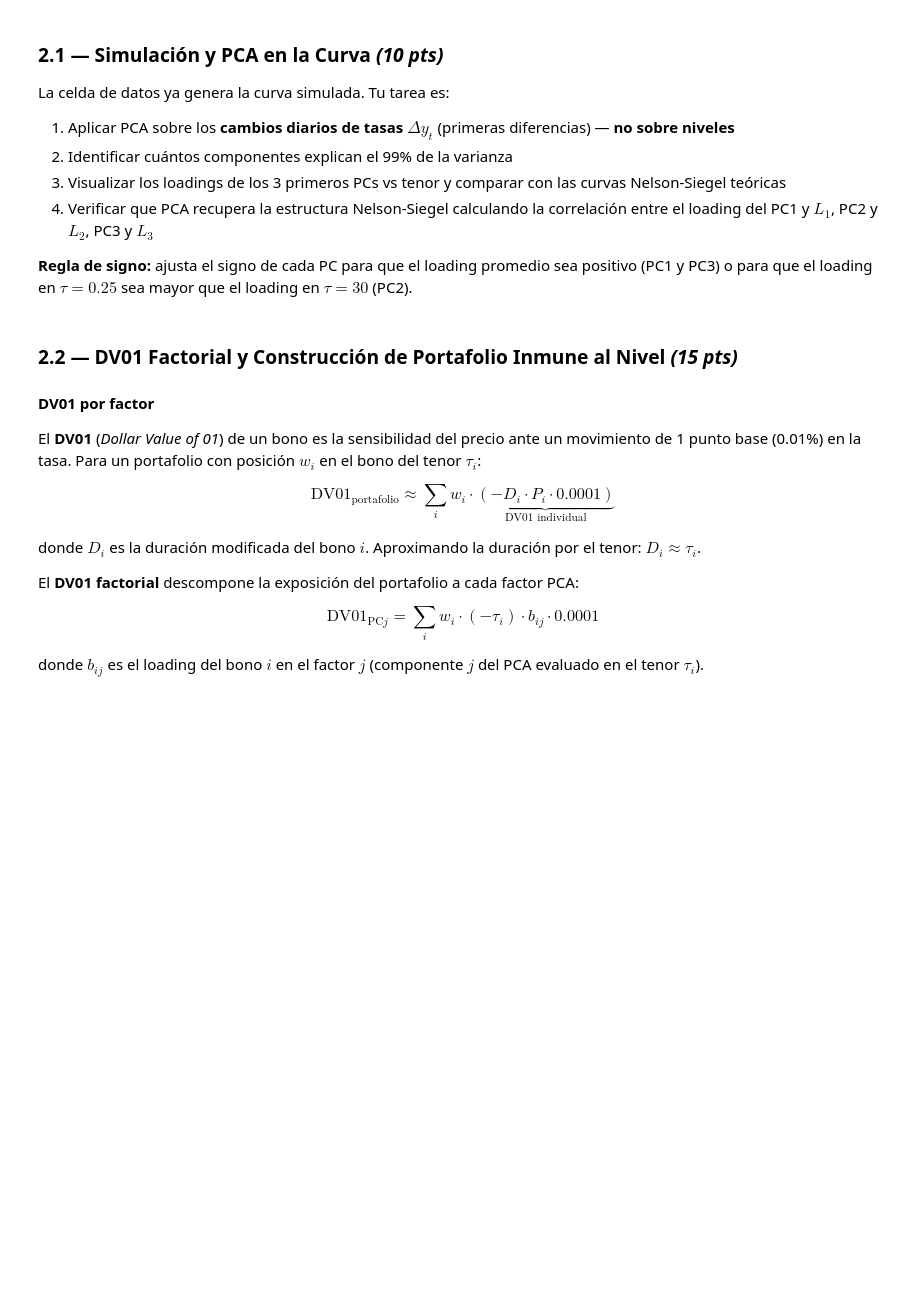
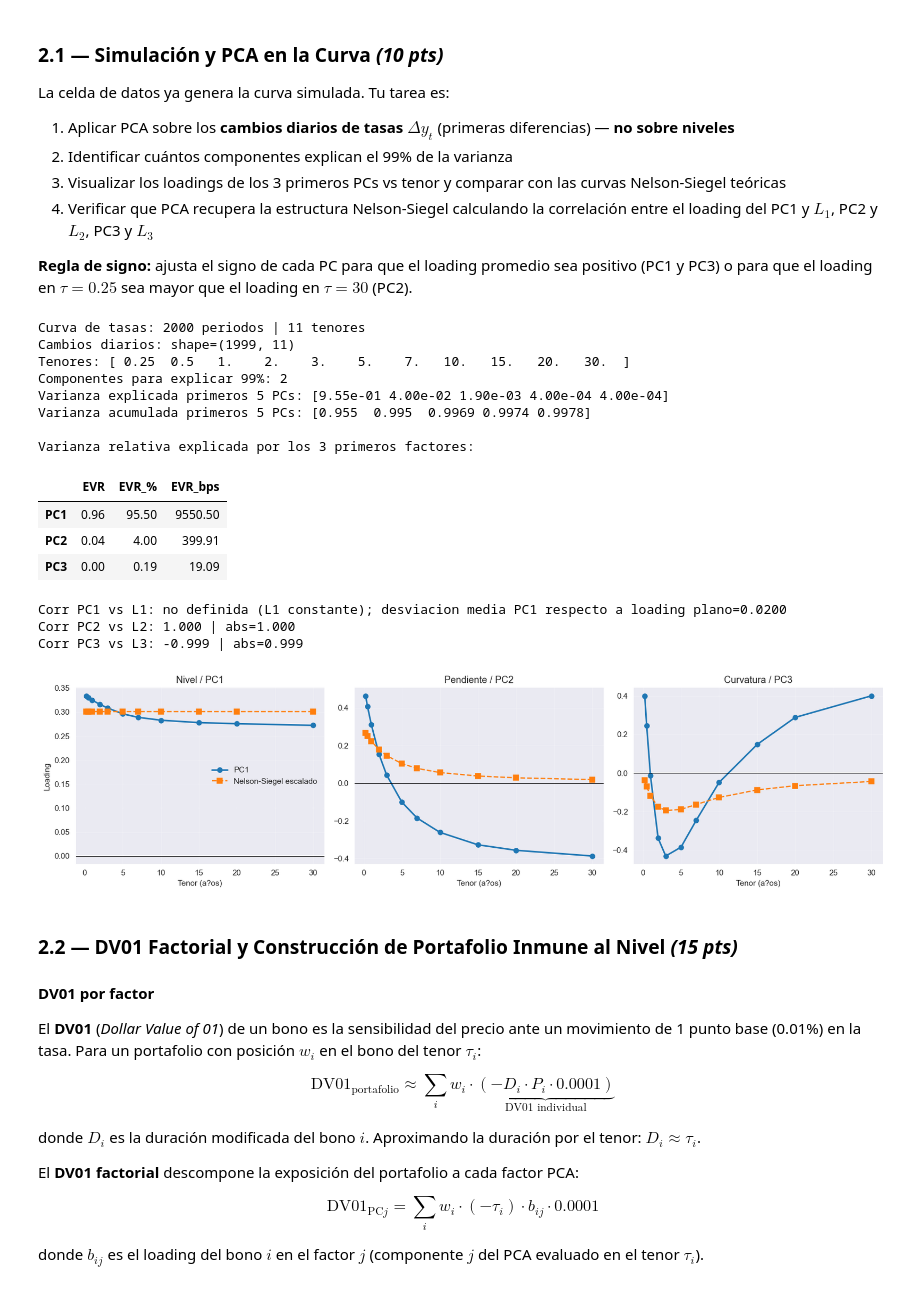
Before and after one commit to ciarenasar/ml_finance_carenas, a Jupyter notebook: hw/hw05.ipynb, the cells around one changed output. Cells and saved outputs as stored; diff of their text form; code cells hidden in the pictures; blank space fills up the shorter version.

```diff
--- a/hw/hw05.ipynb
+++ b/hw/hw05.ipynb
@@ -347,7 +371,7 @@ La celda de datos ya genera la curva simulada. Tu tarea es:
 
 **Regla de signo:** ajusta el signo de cada PC para que el loading promedio sea positivo (PC1 y PC3) o para que el loading en $\tau=0.25$ sea mayor que el loading en $\tau=30$ (PC2).
 # %%
-# Generaci?n de datos de curva de tasas
+# Generación de datos de curva de tasas
 np.random.seed(2026)
 tenors = np.array([0.25, 0.5, 1, 2, 3, 5, 7, 10, 15, 20, 30])
 T_yc   = 2000
@@ -415,34 +439,51 @@ ns_loadings = [L1_ns, L2_ns, L3_ns]
 labels = ['Nivel / PC1', 'Pendiente / PC2', 'Curvatura / PC3']
 fig, axes = plt.subplots(1, 3, figsize=(15, 4), sharex=True)
 for j, ax in enumerate(axes):
     ns = ns_loadings[j]
     scale = np.dot(comps_yc[j], ns) / np.dot(ns, ns)
     ns_scaled = scale * ns
     ax.plot(tenors, comps_yc[j], marker='o', lw=2, label=f'PC{j+1}')
     ax.plot(tenors, ns_scaled, marker='s', lw=1.6, ls='--', label='Nelson-Siegel escalado')
     ax.axhline(0, color='black', lw=0.7)
     ax.set_title(labels[j])
-    ax.set_xlabel('Tenor (a?os)')
+    ax.set_xlabel('Tenor (años)')
     ax.grid(alpha=0.25)
 axes[0].set_ylabel('Loading')
 axes[0].legend(frameon=False)
 plt.tight_layout()
 
 # 3) Correlaciones solicitadas; PC1 vs L1 no tiene correlacion definida porque L1 es constante.
 def safe_corr(a, b):
     a = np.asarray(a, dtype=float)
     b = np.asarray(b, dtype=float)
     if np.isclose(a.std(), 0) or np.isclose(b.std(), 0):
         return np.nan
     return np.corrcoef(a, b)[0, 1]
 
 corr_1 = safe_corr(comps_yc[0], L1_ns)
 corr_2 = safe_corr(comps_yc[1], L2_ns)
 corr_3 = safe_corr(comps_yc[2], L3_ns)
 mean_abs_pc1_error = np.mean(np.abs(comps_yc[0] - comps_yc[0].mean()))
 print(f'Corr PC1 vs L1: no definida (L1 constante); desviacion media PC1 respecto a loading plano={mean_abs_pc1_error:.4f}')
 print(f'Corr PC2 vs L2: {corr_2:.3f} | abs={abs(corr_2):.3f}')
 print(f'Corr PC3 vs L3: {corr_3:.3f} | abs={abs(corr_3):.3f}')
+# %% [output]
+Curva de tasas: 2000 periodos | 11 tenores
+Cambios diarios: shape=(1999, 11)
+Tenores: [ 0.25  0.5   1.    2.    3.    5.    7.   10.   15.   20.   30.  ]
+Componentes para explicar 99%: 2
+Varianza explicada primeros 5 PCs: [9.55e-01 4.00e-02 1.90e-03 4.00e-04 4.00e-04]
+Varianza acumulada primeros 5 PCs: [0.955  0.995  0.9969 0.9974 0.9978]
+
+Varianza relativa explicada por los 3 primeros factores:
+|  | EVR | EVR_% | EVR_bps |
+| PC1 | 0.96 | 95.50 | 9550.50 |
+| PC2 | 0.04 | 4.00 | 399.91 |
+| PC3 | 0.00 | 0.19 | 19.09 |
+Corr PC1 vs L1: no definida (L1 constante); desviacion media PC1 respecto a loading plano=0.0200
+Corr PC2 vs L2: 1.000 | abs=1.000
+Corr PC3 vs L3: -0.999 | abs=0.999
+[figure, added]
 # %% [markdown]
 ### 2.2 — DV01 Factorial y Construcción de Portafolio Inmune al Nivel *(15 pts)*
 
```
Also changed, not shown: parts of 19 cells of this notebook.
